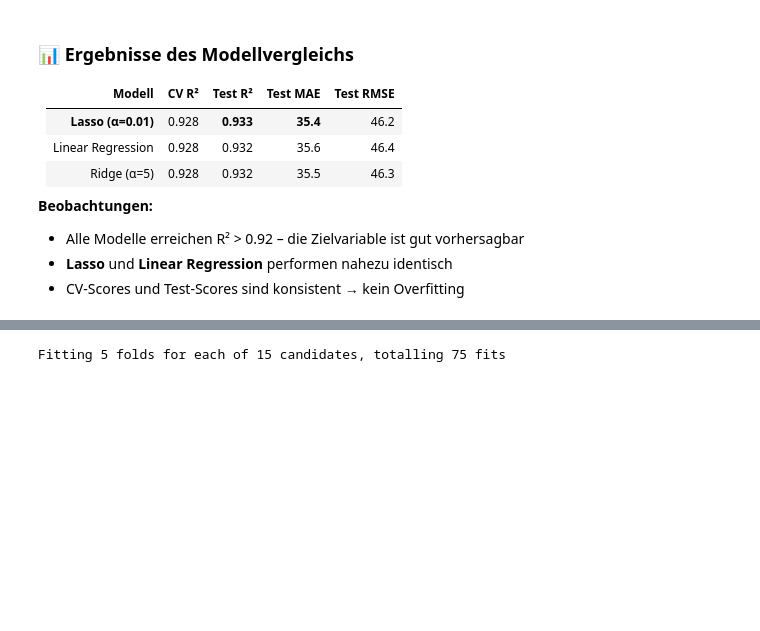
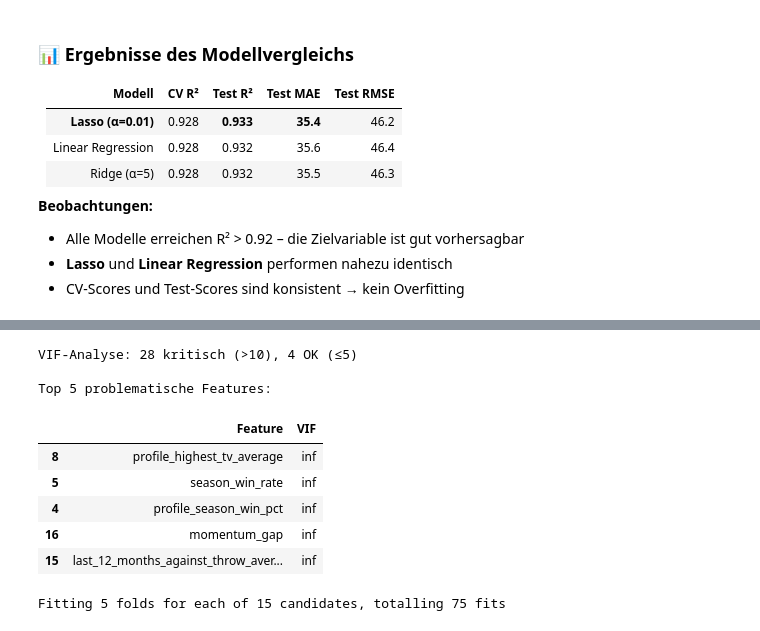
Before and after one commit to simon-w19/fdi-analytics, a Jupyter notebook: notebooks/fdi_rating_modeling.ipynb, the cells around one changed output, grey strips where cells are left out. Saved outputs shown, nothing was run; the diff lists cells and outputs as text; code cells hidden in the pictures; blank space fills up the shorter version.

```diff
--- a/notebooks/fdi_rating_modeling.ipynb
+++ b/notebooks/fdi_rating_modeling.ipynb
@@ -587,3 +517,32 @@ Systematische Suche nach optimalen Hyperparametern mittels **GridSearchCV**.
+# %%
+# VIF-Analyse (kompakt)
+from statsmodels.stats.outliers_influence import variance_inflation_factor as vif
+
+vif_features = [f for f in NUMERIC_FEATURES if f in X_train.columns]
+vif_data = X_train[vif_features].fillna(X_train[vif_features].median())
+
+vif_df = pd.DataFrame({
+    "Feature": vif_features,
+    "VIF": [vif(vif_data.values, i) for i in range(len(vif_features))]
+}).sort_values("VIF", ascending=False)
+
+# Zusammenfassung
+n_critical = (vif_df["VIF"] > 10).sum()
+n_ok = (vif_df["VIF"] <= 5).sum()
+
+print(f"VIF-Analyse: {n_critical} kritisch (>10), {n_ok} OK (≤5)")
+print(f"\nTop 5 problematische Features:")
+display(vif_df.head(5))
+# %% [output]
+VIF-Analyse: 28 kritisch (>10), 4 OK (≤5)
+
+Top 5 problematische Features:
+|  | Feature | VIF |
+| 8 | profile_highest_tv_average | inf |
+| 5 | season_win_rate | inf |
+| 4 | profile_season_win_pct | inf |
+| 16 | momentum_gap | inf |
+| 15 | last_12_months_against_throw_aver... | inf |
 # %%
 # GridSearchCV für Lasso: Optimalen Regularisierungsparameter finden
 lasso_param_grid = {
```
Also changed, not shown: parts of 76 cells of this notebook, 1 other file.
